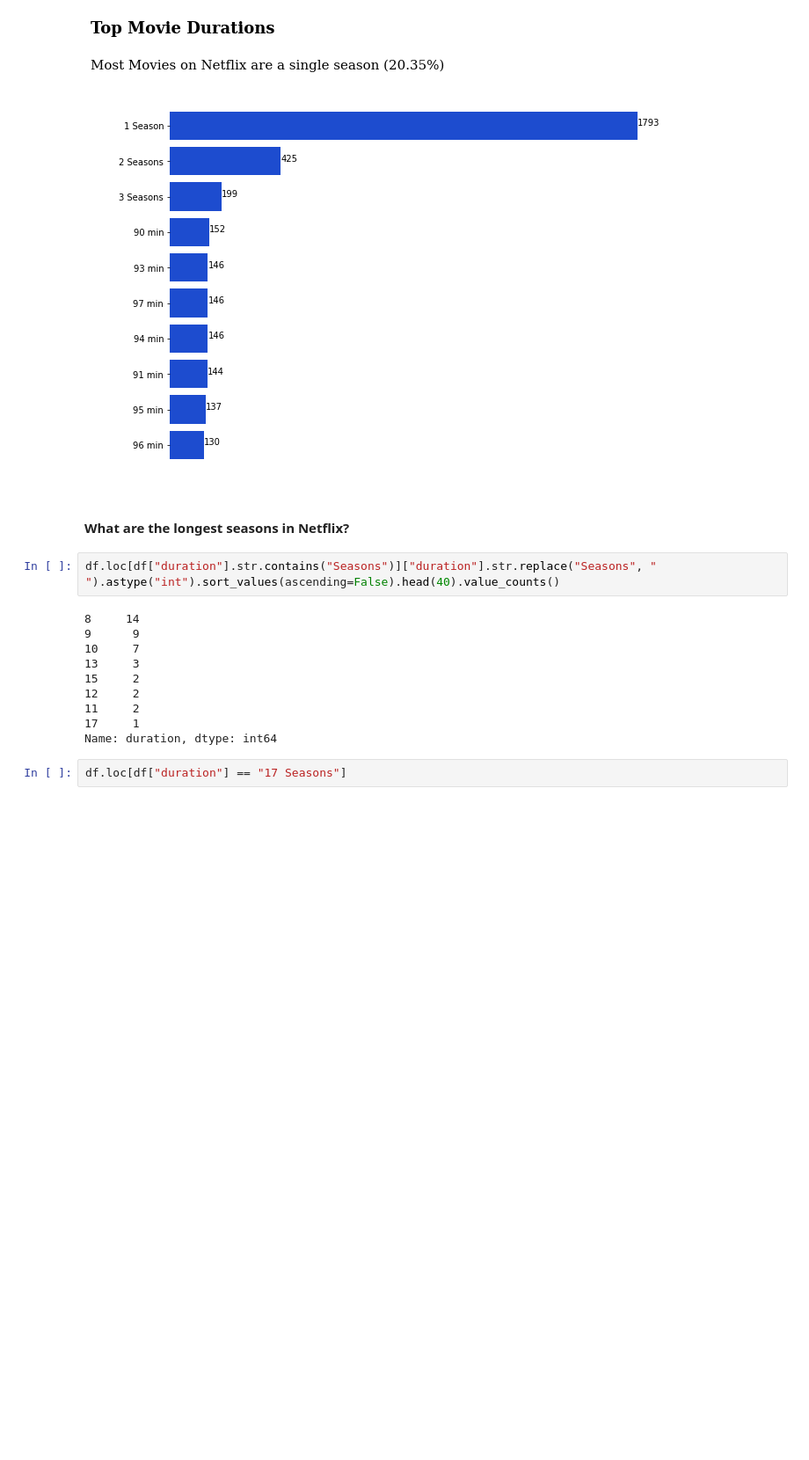
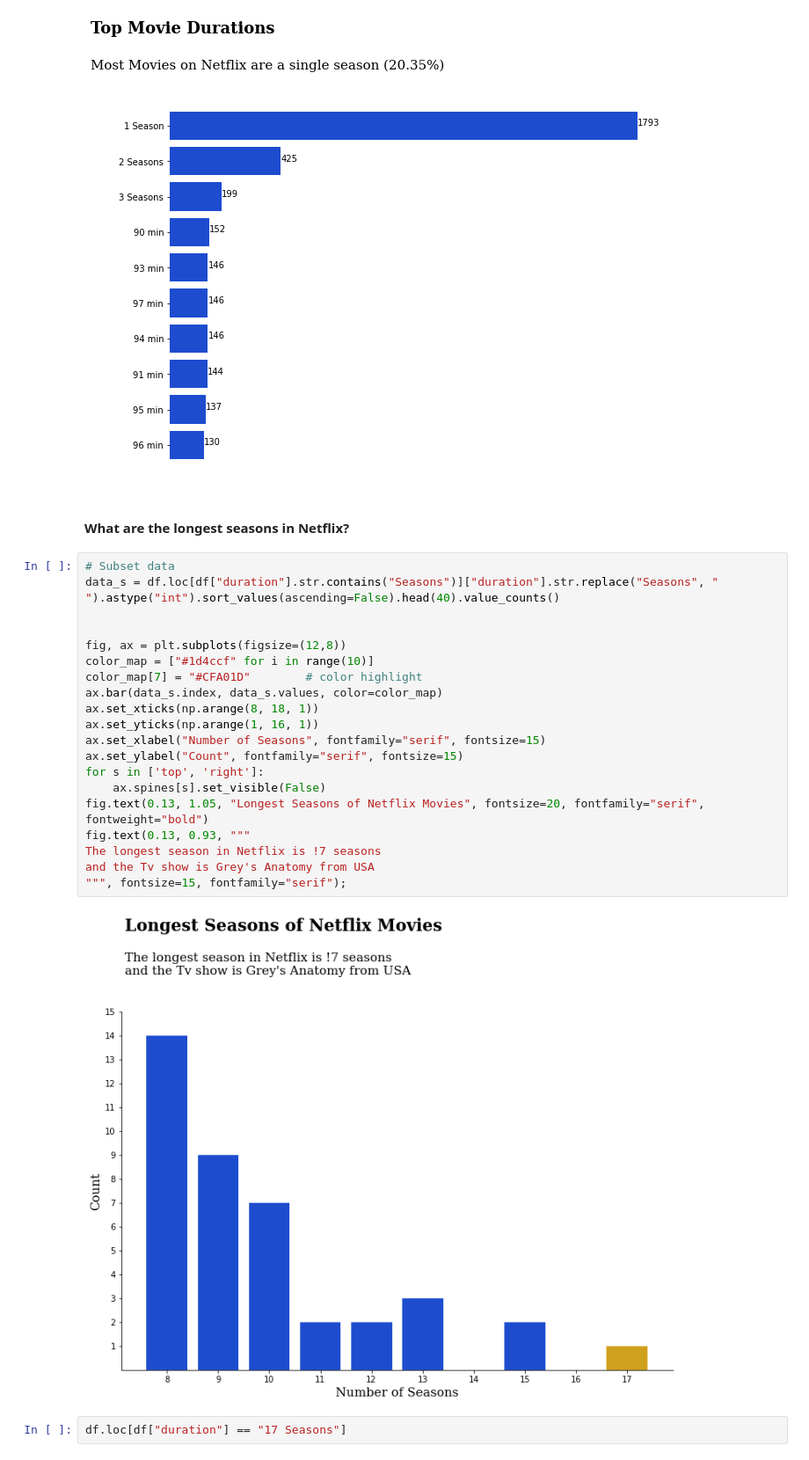
Before and after one commit to TheBlueZayn/Netflix-EDA, a Jupyter notebook: main.ipynb, the cells around one changed output. Shown at 88% size. Drawn from its saved outputs; the diff is of its cells as text; blank space fills up the shorter version.

```diff
--- a/main.ipynb
+++ b/main.ipynb
@@ -699,18 +712,28 @@ fig.text(0, 0.93, "Most Movies on Netflix are a single season (20.35%)", fontsiz
 [figure]
 # %% [markdown]
 #### What are the longest seasons in Netflix?
-# %%
-df.loc[df["duration"].str.contains("Seasons")]["duration"].str.replace("Seasons", " ").astype("int").sort_values(ascending=False).head(40).value_counts()
-# %% [output]
-8     14
-9      9
-10     7
-13     3
-15     2
-12     2
-11     2
-17     1
-Name: duration, dtype: int64
+# %%
+# Subset data
+data_s = df.loc[df["duration"].str.contains("Seasons")]["duration"].str.replace("Seasons", " ").astype("int").sort_values(ascending=False).head(40).value_counts()
+
+
+fig, ax = plt.subplots(figsize=(12,8))
+color_map = ["#1d4ccf" for i in range(10)]
+color_map[7] = "#CFA01D"        # color highlight
+ax.bar(data_s.index, data_s.values, color=color_map)
+ax.set_xticks(np.arange(8, 18, 1))
+ax.set_yticks(np.arange(1, 16, 1))
+ax.set_xlabel("Number of Seasons", fontfamily="serif", fontsize=15)
+ax.set_ylabel("Count", fontfamily="serif", fontsize=15)
+for s in ['top', 'right']:
+    ax.spines[s].set_visible(False)
+fig.text(0.13, 1.05, "Longest Seasons of Netflix Movies", fontsize=20, fontfamily="serif", fontweight="bold")
+fig.text(0.13, 0.93, """
+The longest season in Netflix is !7 seasons
+and the Tv show is Grey's Anatomy from USA
+""", fontsize=15, fontfamily="serif");
+# %% [output]
+[figure, added]
 # %%
 df.loc[df["duration"] == "17 Seasons"]
 # %% [output]
```
Also changed, not shown: parts of 9 cells of this notebook.
